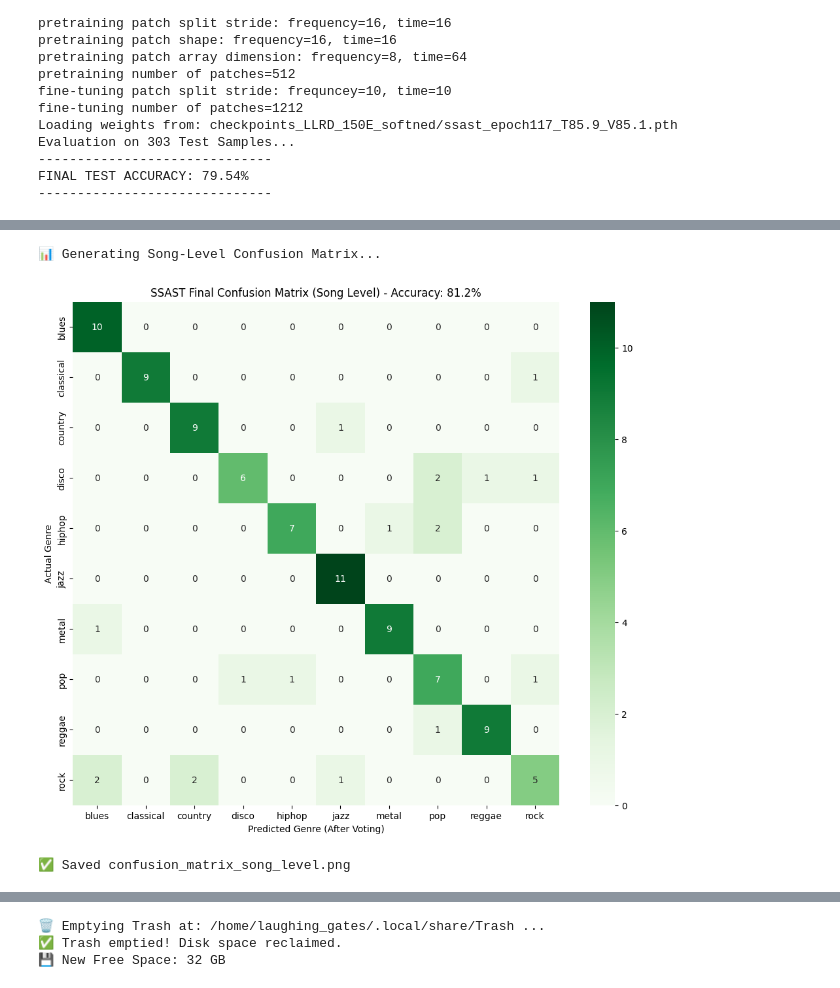
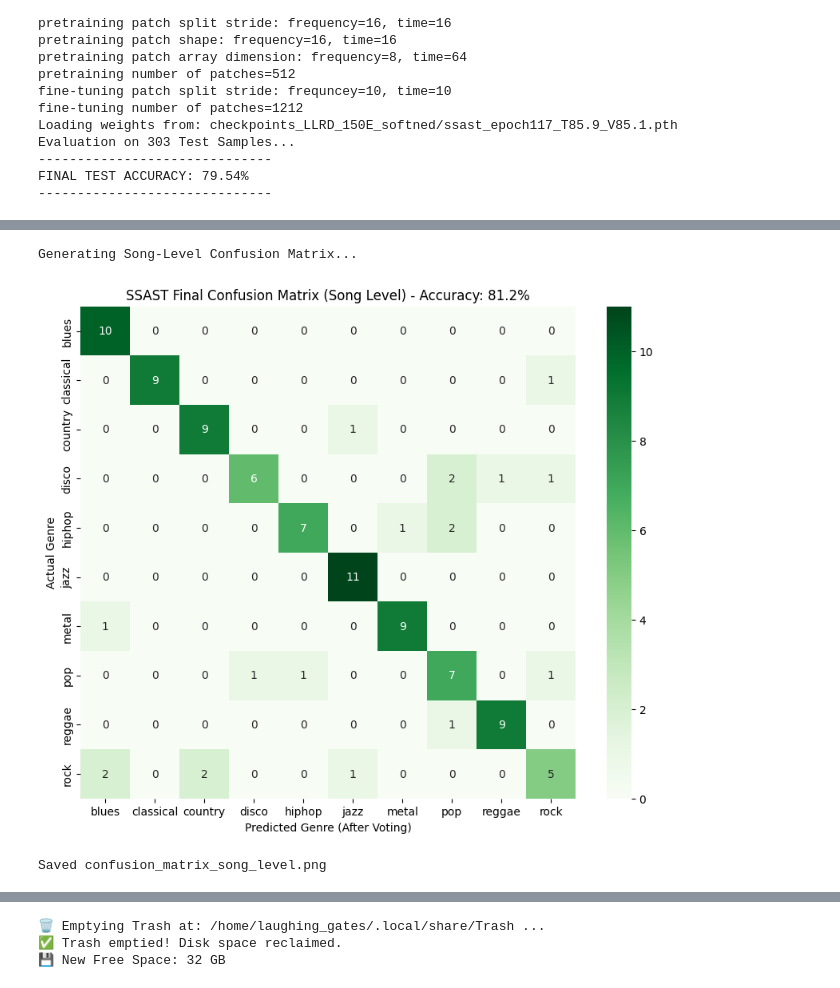
Before and after one commit to dhiaelhakmokhtari/Self-Supervised-Audio-Spectrogram-Transformer-DL, a Jupyter notebook: notebook.ipynb, the cells around one changed output, grey strips where cells are left out. Cells and saved outputs as stored; diff of their text form; code cells hidden in the pictures.

```diff
--- a/notebook.ipynb
+++ b/notebook.ipynb
@@ -217,7 +217,7 @@ import soundfile as sf
 import os
 from torch.utils.data import Dataset, DataLoader
 
-class GTZAN_Metadata_Dataset(Dataset):
+class GTZAN_Metadata_Dataset_NA(Dataset):
     def __init__(self, csv_path, augment=False):
         self.df = pd.read_csv(csv_path)
         self.augment = augment
@@ -250,7 +250,7 @@ class GTZAN_Metadata_Dataset(Dataset):
             if os.path.exists(row['filepath']):
                 audio_path = row['filepath']
             else:
-                raise FileNotFoundError(f"❌ CANNOT FIND FILE: {audio_path}")
+                raise FileNotFoundError(f"CANNOT FIND FILE: {audio_path}")
 
         audio_np, sr = sf.read(audio_path)
         waveform = torch.from_numpy(audio_np).float()
@@ -267,7 +267,6 @@ class GTZAN_Metadata_Dataset(Dataset):
         )
 
         # 4. Augmentation (SOFTER VERSION)
-        # [CHANGED] 48->24, 192->96
         if self.augment:
              fbank = torchaudio.transforms.FrequencyMasking(freq_mask_param=36)(fbank.unsqueeze(0)).squeeze(0)
              fbank = torchaudio.transforms.TimeMasking(time_mask_param=144)(fbank.unsqueeze(0)).squeeze(0)
@@ -293,8 +292,8 @@ test_ds  = GTZAN_Metadata_Dataset("metadata/test.csv", augment=False)
 
 train_loader = DataLoader(train_ds, batch_size=32, shuffle=True, num_workers=8)
 val_loader   = DataLoader(val_ds,   batch_size=32, shuffle=False, num_workers=8)
-test_loader  = DataLoader(test_ds,  batch_size=32, shuffle=False, num_workers=2)
+test_loader  = DataLoader(test_ds,  batch_size=32, shuffle=False, num_workers=8)
 
-print("✅ Dataset Updated with Softer Augmentation.")
+print("Dataset Updated with Softer Augmentation.")
 print(f"Data Ready: {len(train_ds)} Train, {len(val_ds)} Val.")
 # %% [output]
@@ -304,0 +302,25 @@ Data Ready: 2390 Train, 295 Val.
+# %%
+# SpecAugment Demo
+# grab one sample
+dataset = GTZAN_Metadata_Dataset("metadata/val.csv", augment=False)
+clean_spec, label = dataset[1] # Get raw spectrogram
+
+# apply masking (simulating "soft" augmentation)
+masked_spec = clean_spec.clone()
+masked_spec = torchaudio.transforms.FrequencyMasking(freq_mask_param=36)(masked_spec.unsqueeze(0))
+masked_spec = torchaudio.transforms.TimeMasking(time_mask_param=144)(masked_spec).squeeze(0)
+
+# Plot
+fig, axs = plt.subplots(1, 2, figsize=(12, 4))
+axs[0].imshow(clean_spec.numpy(), origin="lower", aspect="auto", cmap="viridis")
+axs[0].set_title("Original Mel-Spectrogram")
+axs[0].set_ylabel("Frequency (Mel)")
+axs[0].set_xlabel("Time (Frames)")
+
+axs[1].imshow(masked_spec.numpy(), origin="lower", aspect="auto", cmap="viridis")
+axs[1].set_title("Augmented (Freq=36, Time=144)")
+axs[1].set_xlabel("Time (Frames)")
+
+plt.tight_layout()
+plt.savefig("figure_specaugment.png", dpi=300)
+plt.show()
@@ -318,7 +446,7 @@ import gc
 # Use "expandable_segments" to handle memory fragmentation
 os.environ["PYTORCH_CUDA_ALLOC_CONF"] = "expandable_segments:True"
 WEIGHTS_PATH = "SSAST-Base-Patch-400.pth"
-SAVE_DIR = "augment_16_1_8/" # Folder to keep them organized
+SAVE_DIR = "checkpoints_base/" # Folder to keep them organized
 
 # Create the folder if it doesn't exist
 if not os.path.exists(SAVE_DIR):
@@ -952,7 +1326,7 @@ print(f"Device: {device}")
 # 1. Load Test Data
 # (Using default dataset class)
 test_ds = GTZAN_Metadata_Dataset("metadata/test.csv")
-test_loader = DataLoader(test_ds, batch_size=BATCH_SIZE, shuffle=False, num_workers=4)
+test_loader = DataLoader(test_ds, batch_size=BATCH_SIZE, shuffle=False, num_workers=8)
 
 # 2. Re-Initialize Model Architecture
 print(f"Re-building model architecture...")
@@ -1184,7 +1558,7 @@ import numpy as np
 import os
 from collections import Counter
 
-print("📊 Generating Song-Level Confusion Matrix...")
+print("Generating Song-Level Confusion Matrix...")
 
 ssast_model.eval()
 song_votes = {}
@@ -1217,35 +1591,35 @@ with torch.no_grad():
             if song_id not in song_votes:
                 song_votes[song_id] = []
                 song_truth[song_id] = labels[j]
 
             song_votes[song_id].append(preds[j])
 
 # 2. Apply Voting to get Final Labels
 final_preds = []
 final_truth = []
 
 for song_id, votes in song_votes.items():
     # Hard Voting
     c = Counter(votes)
     winner, count = c.most_common(1)[0]
 
     final_preds.append(winner)
     final_truth.append(song_truth[song_id])
 
 # 3. Plot
 classes = test_ds.classes
 cm = confusion_matrix(final_truth, final_preds)
 
-plt.figure(figsize=(12, 10))
+plt.figure(figsize=(10, 8))
 sns.heatmap(cm, annot=True, fmt='d', cmap='Greens',
             xticklabels=classes, yticklabels=classes)
 plt.ylabel('Actual Genre')
 plt.xlabel('Predicted Genre (After Voting)')
 plt.title(f'SSAST Final Confusion Matrix (Song Level) - Accuracy: {100*np.mean(np.array(final_preds)==np.array(final_truth)):.1f}%')
 plt.savefig("confusion_matrix_song_level.png")
 plt.show()
-print("✅ Saved confusion_matrix_song_level.png")
+print("Saved confusion_matrix_song_level.png")
 # %% [output]
-📊 Generating Song-Level Confusion Matrix...
+Generating Song-Level Confusion Matrix...
-[figure, old version]
+[figure, new version]
-✅ Saved confusion_matrix_song_level.png
+Saved confusion_matrix_song_level.png
```
Also changed, not shown: parts of 39 cells of this notebook.
